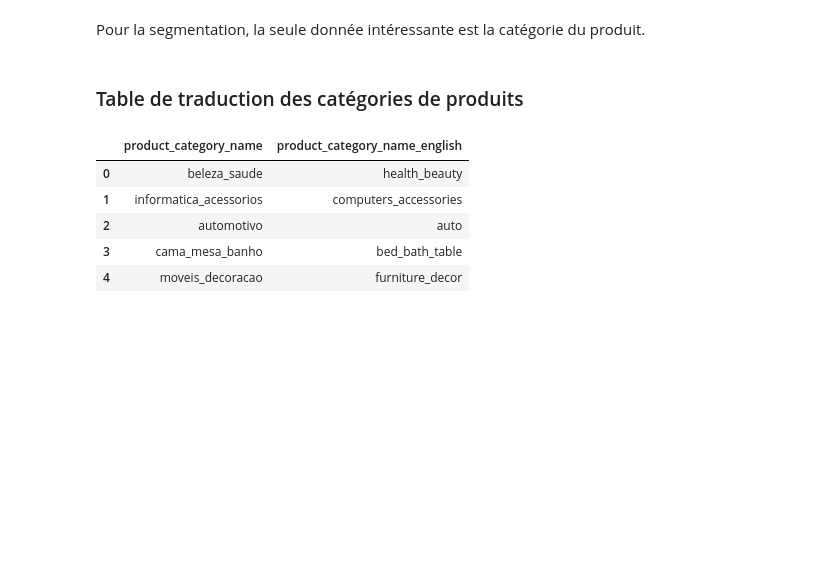
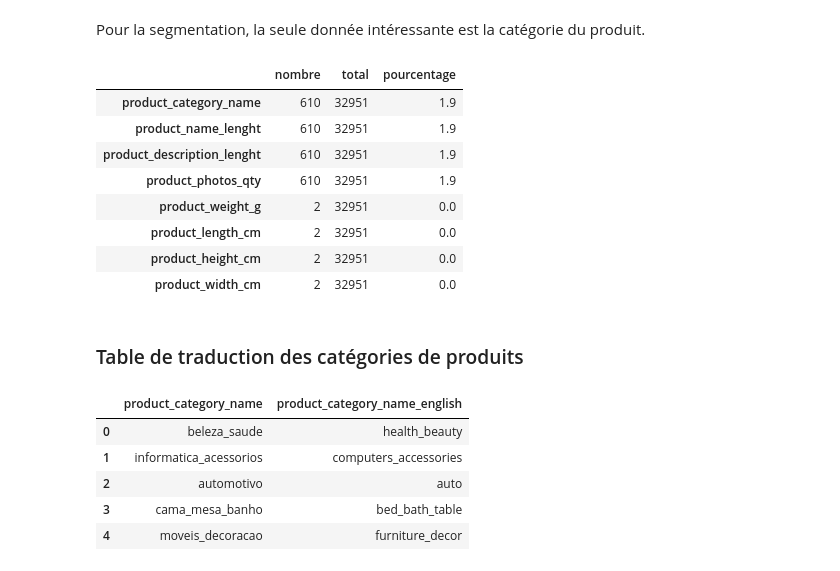
Before and after one commit to sebastienbourgeois/oc-p5-segmenter-clients-site-ecommerce, a Jupyter notebook: POLIST_01_notebookanalyse.ipynb, the cells around one changed output. Cells and saved outputs as stored; diff of their text form; code cells hidden in the pictures; blank space fills up the shorter version.

Commit message:
Exploration des données manquantes sur les dernières tables de la BDD

```diff
--- a/POLIST_01_notebookanalyse.ipynb
+++ b/POLIST_01_notebookanalyse.ipynb
@@ -369,6 +373,18 @@ produits_data.head()
 | 4 | 9dc1a7de274444849c219cff195d0b71 | utilidades_domesticas | 37.0 | 402.0 | 4.0 | ... |
 # %% [markdown]
 Pour la segmentation, la seule donnée intéressante est la catégorie du produit.
+# %%
+compter_donnees_manquantes(produits_data)
+# %% [output]
+|  | nombre | total | pourcentage |
+| product_category_name | 610 | 32951 | 1.9 |
+| product_name_lenght | 610 | 32951 | 1.9 |
+| product_description_lenght | 610 | 32951 | 1.9 |
+| product_photos_qty | 610 | 32951 | 1.9 |
+| product_weight_g | 2 | 32951 | 0.0 |
+| product_length_cm | 2 | 32951 | 0.0 |
+| product_height_cm | 2 | 32951 | 0.0 |
+| product_width_cm | 2 | 32951 | 0.0 |
 # %% [markdown]
 ### Table de traduction des catégories de produits
 # %%
```
Also changed, not shown: parts of 12 cells of this notebook.
